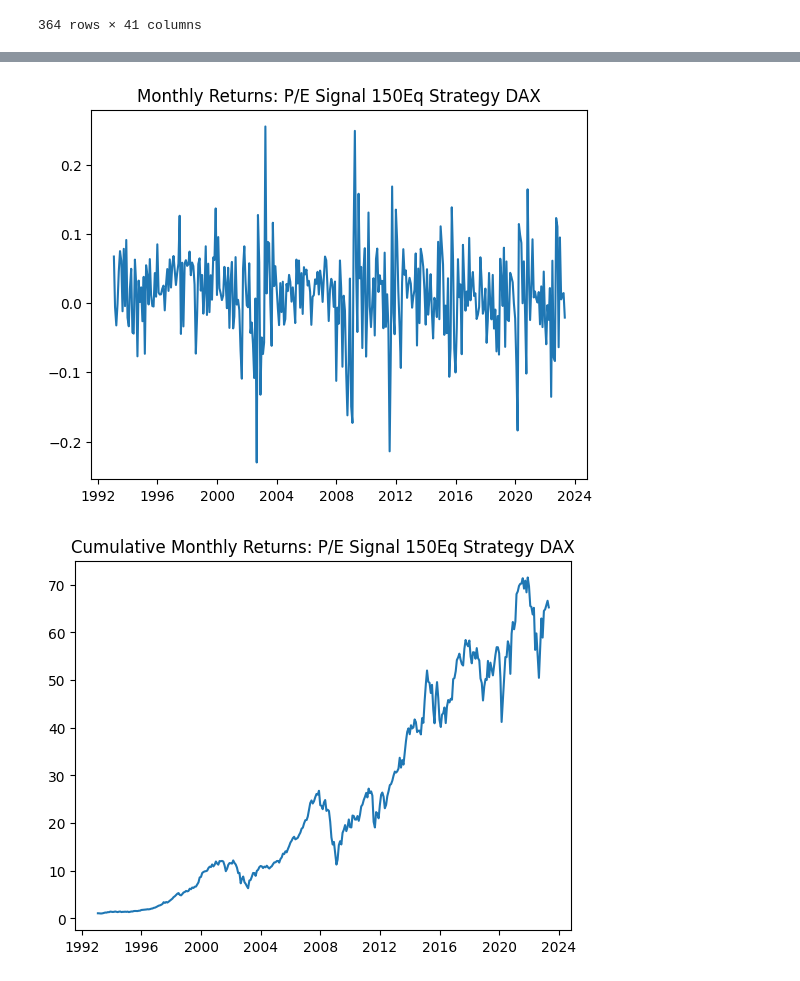
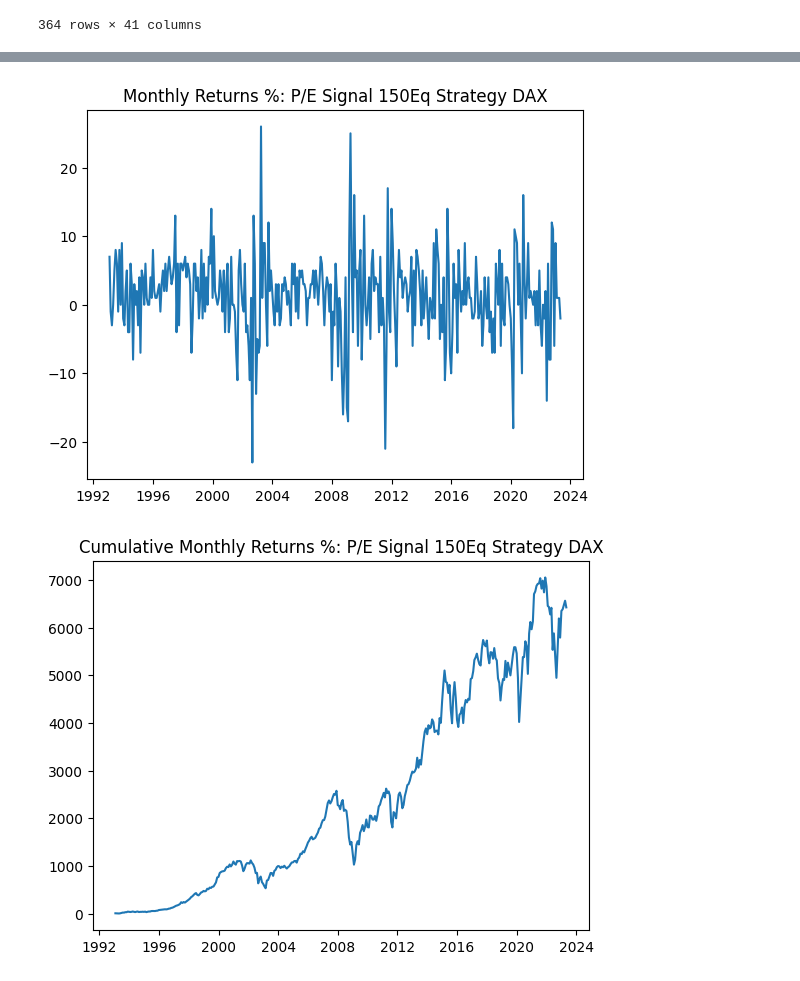
Before and after one commit to afoster28/efi-hw-mktTimingStrat, a Jupyter notebook: EFI_HW_Project_Foster.ipynb, the cells around one changed output, grey strips where cells are left out. Drawn from its saved outputs; the diff is of its cells as text; code cells hidden in the pictures.

```diff
--- a/EFI_HW_Project_Foster.ipynb
+++ b/EFI_HW_Project_Foster.ipynb
@@ -645,18 +656,21 @@ return_1m_pe150 = data_bounded_ger_inv['Portfolio_150'].tolist()
 return_scalar_1m_pe150 = [i + 1 for i in return_1m_pe150]
 return_1m_pe150_cum_i = 1
 return_1m_pe150_cum = [(return_1m_pe150_cum_i:=return_1m_pe150_cum_i*v) for v in return_scalar_1m_pe150]
+return_1m_pe150_cum = [i - 1 for i in return_1m_pe150_cum]
 # %%
-plt.plot(date_range, return_1m_pe150)
-plt.title('Monthly Returns: P/E Signal 150Eq Strategy DAX')
+return_1m_pe150_perc = [round(i * 100) for i in return_1m_pe150]
+plt.plot(date_range, return_1m_pe150_perc)
+plt.title('Monthly Returns %: P/E Signal 150Eq Strategy DAX')
 plt.show()
 # %% [output]
-[figure, old version]
+[figure, new version]
 # %%
-plt.plot(date_range, return_1m_pe150_cum)
-plt.title('Cumulative Monthly Returns: P/E Signal 150Eq Strategy DAX')
+return_1m_pe150_cum_perc = [round(i * 100) for i in return_1m_pe150_cum]
+plt.plot(date_range, return_1m_pe150_cum_perc)
+plt.title('Cumulative Monthly Returns %: P/E Signal 150Eq Strategy DAX')
 plt.show()
 # %% [output]
-[figure, old version]
+[figure, new version]
 # %%
 return_1m_pe125 = data_bounded_ger_inv['Portfolio_125'].tolist()
 return_scalar_1m_pe125 = [i + 1 for i in return_1m_pe125]
```
Also changed, not shown: parts of 25 cells of this notebook, 36 other files.
